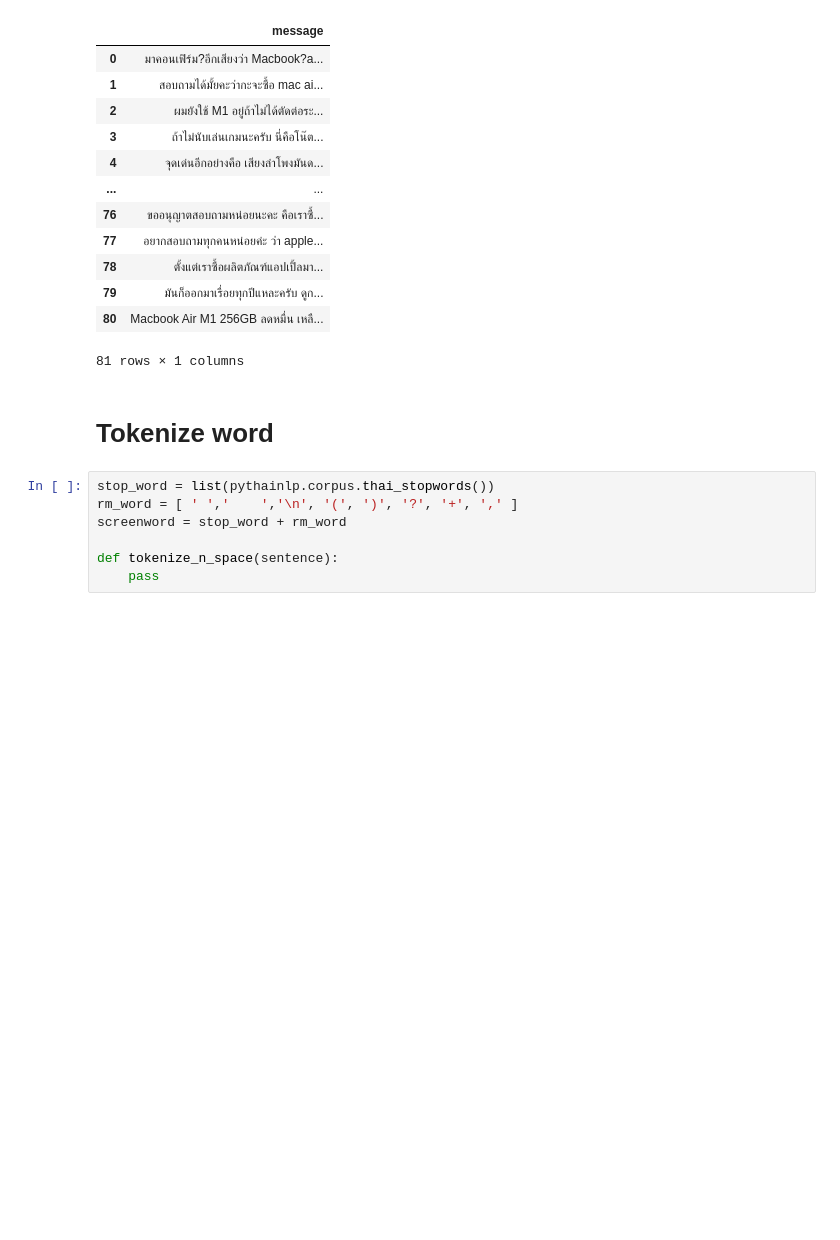
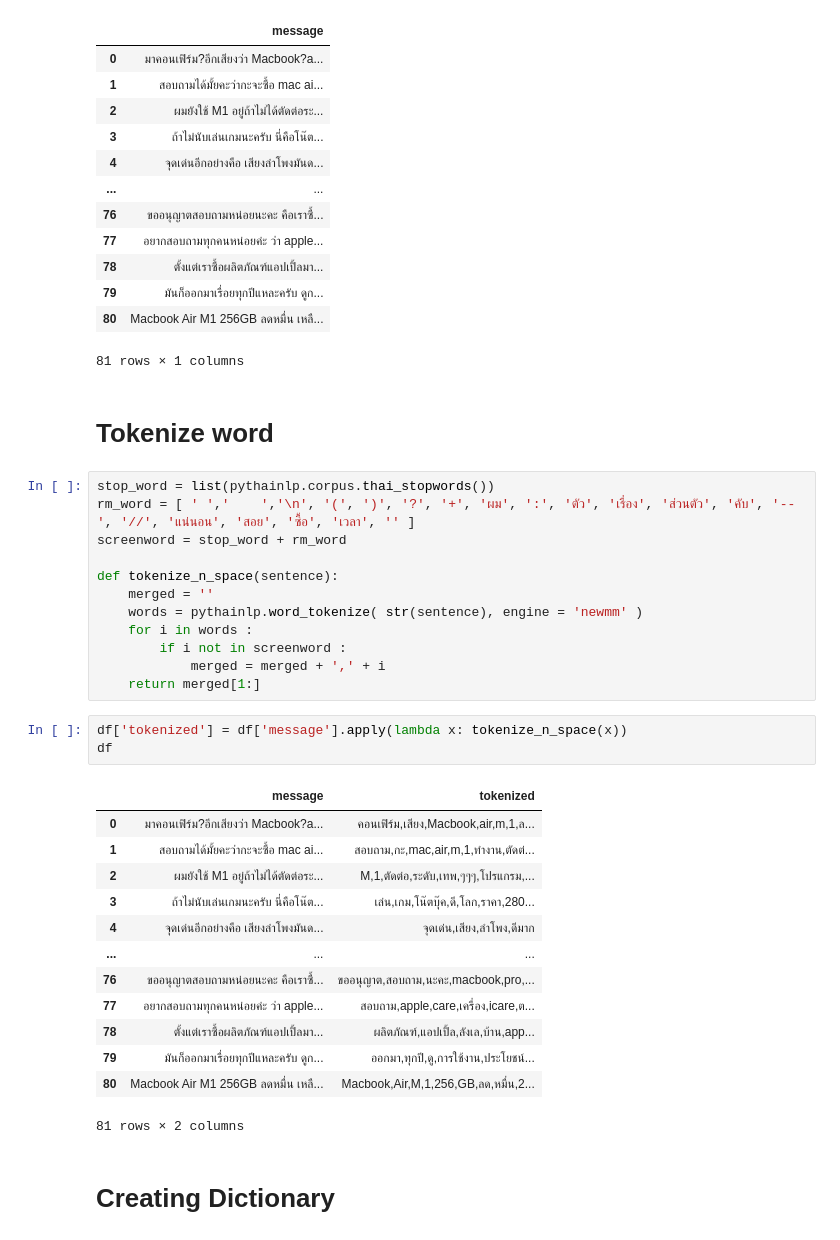
Before and after one commit to HikariJadeEmpire/AdvancedAnalytics-MADT8101, a Jupyter notebook: Section05/voc_analytics.ipynb, the cells around one changed output. Saved outputs shown, nothing was run; the diff lists cells and outputs as text; blank space fills up the shorter version.

```diff
--- a/Section05/voc_analytics.ipynb
+++ b/Section05/voc_analytics.ipynb
@@ -48,10 +48,34 @@ df
 81 rows × 1 columns
 # %% [markdown]
 # Tokenize word
-# %%
-stop_word = list(pythainlp.corpus.thai_stopwords())
-rm_word = [ ' ','    ','\n', '(', ')', '?', '+', ',' ]
-screenword = stop_word + rm_word
-
-def tokenize_n_space(sentence):
-    pass
+# %%
+stop_word = list(pythainlp.corpus.thai_stopwords())
+rm_word = [ ' ','    ','\n', '(', ')', '?', '+', 'ผม', ':', 'ตัว', 'เรื่อง', 'ส่วนตัว', 'คับ', '--', '//', 'แน่นอน', 'สอย', 'ซื้อ', 'เวลา', '' ]
+screenword = stop_word + rm_word
+
+def tokenize_n_space(sentence):
+    merged = ''
+    words = pythainlp.word_tokenize( str(sentence), engine = 'newmm' )
+    for i in words :
+        if i not in screenword :
+            merged = merged + ',' + i
+    return merged[1:]
+# %%
+df['tokenized'] = df['message'].apply(lambda x: tokenize_n_space(x))
+df
+# %% [output]
+|  | message | tokenized |
+| 0 | มาคอนเฟิร์ม?อีกเสียงว่า Macbook?a... | คอนเฟิร์ม,เสียง,Macbook,air,m,1,ล... |
+| 1 | สอบถามได้มั้ยคะว่ากะจะซื้อ mac ai... | สอบถาม,กะ,mac,air,m,1,ทำงาน,ตัดต่... |
+| 2 | ผมยังใช้ M1 อยู่ถ้าไม่ได้ตัดต่อระ... | M,1,ตัดต่อ,ระดับ,เทพ,ๆๆๆ,โปรแกรม,... |
+| 3 | ถ้าไม่นับเล่นเกมนะครับ นี่คือโน๊ต... | เล่น,เกม,โน๊ตบุ๊ค,ดี,โลก,ราคา,280... |
+| 4 | จุดเด่นอีกอย่างคือ เสียงลำโพงมันด... | จุดเด่น,เสียง,ลำโพง,ดีมาก |
+| ... | ... | ... |
+| 76 | ขออนุญาตสอบถามหน่อยนะคะ คือเราซื้... | ขออนุญาต,สอบถาม,นะคะ,macbook,pro,... |
+| 77 | อยากสอบถามทุกคนหน่อยค่ะ ว่า apple... | สอบถาม,apple,care,เครื่อง,icare,ต... |
+| 78 | ตั้งแต่เราซื้อผลิตภัณฑ์แอปเปิ้ลมา... | ผลิตภัณฑ์,แอปเปิ้ล,ลังเล,บ้าน,app... |
+| 79 | มันก็ออกมาเรื่อยทุกปีแหละครับ ดูก... | ออกมา,ทุกปี,ดู,การใช้งาน,ประโยชน์... |
+| 80 | Macbook Air M1 256GB ลดหมื่น เหลื... | Macbook,Air,M,1,256,GB,ลด,หมื่น,2... |
+81 rows × 2 columns
+# %% [markdown]
+# Creating Dictionary
```
Also changed, not shown: parts of 8 cells of this notebook.
